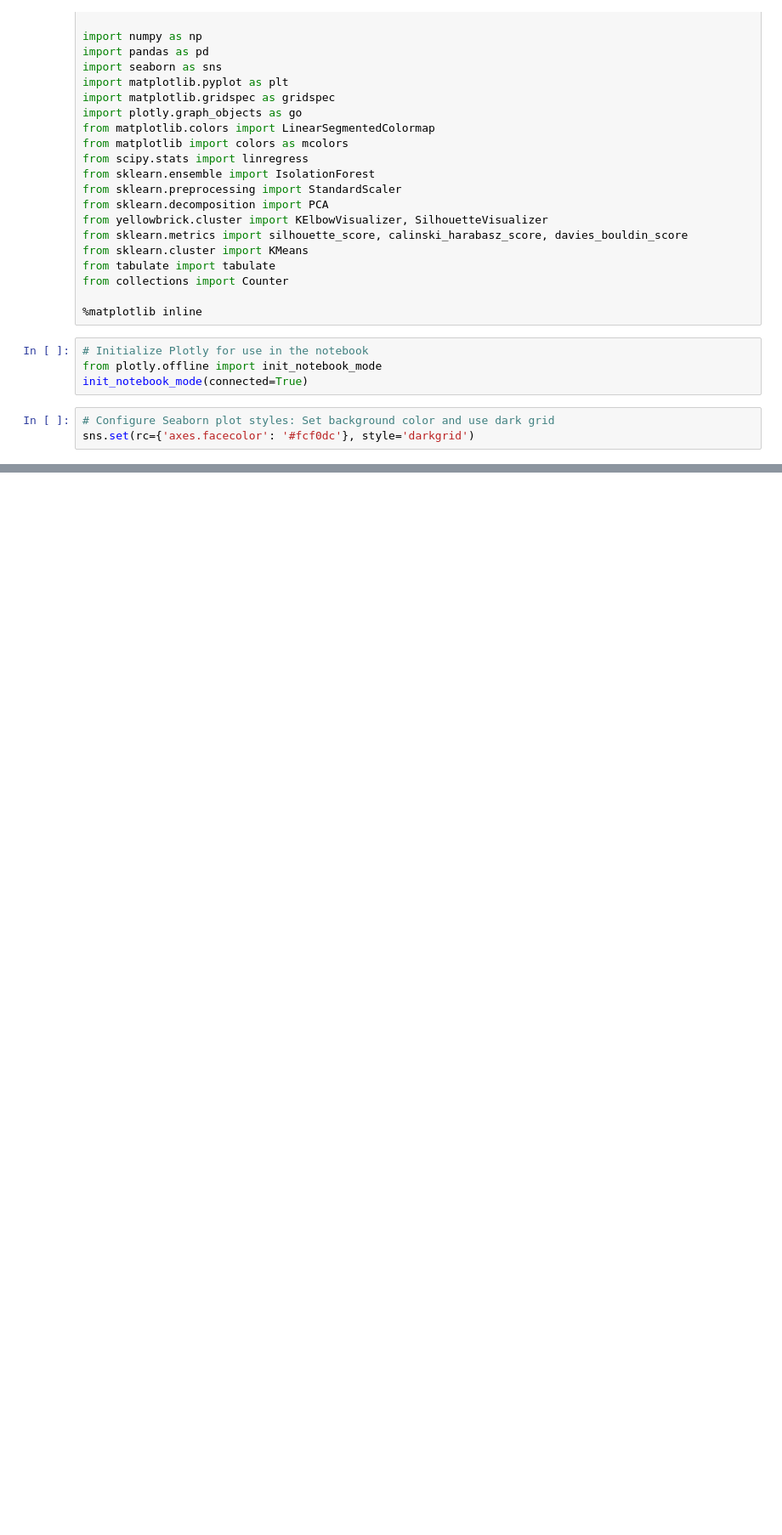
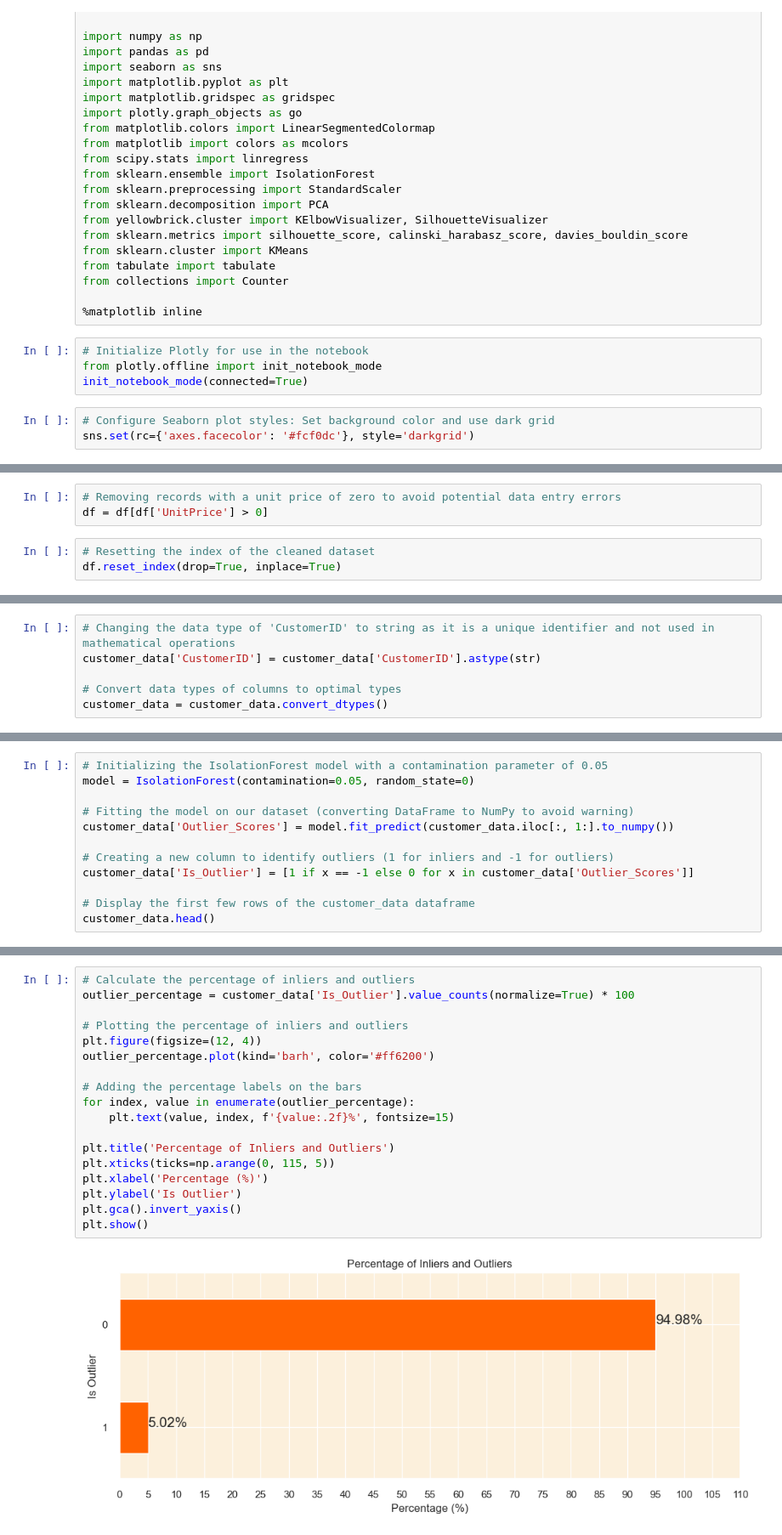
Before and after one commit to VulcanWhale/Customer-segmentation-and-recomender, a Jupyter notebook: customer_segmentation.ipynb, the cells around one changed output, grey strips where cells are left out. Shown at 85% size. Drawn from its saved outputs; the diff is of its cells as text; blank space fills up the shorter version.

```diff
--- a/customer_segmentation.ipynb
+++ b/customer_segmentation.ipynb
@@ -37,0 +374,6 @@ SyntaxError: invalid syntax (2700632236.py, line 3)
+# %%
+# Removing records with a unit price of zero to avoid potential data entry errors
+df = df[df['UnitPrice'] > 0]
+# %%
+# Resetting the index of the cleaned dataset
+df.reset_index(drop=True, inplace=True)
@@ -37,0 +620,6 @@ SyntaxError: invalid syntax (2700632236.py, line 3)
+# %%
+# Changing the data type of 'CustomerID' to string as it is a unique identifier and not used in mathematical operations
+customer_data['CustomerID'] = customer_data['CustomerID'].astype(str)
+
+# Convert data types of columns to optimal types
+customer_data = customer_data.convert_dtypes()
@@ -37,0 +660,12 @@ SyntaxError: invalid syntax (2700632236.py, line 3)
+# %%
+# Initializing the IsolationForest model with a contamination parameter of 0.05
+model = IsolationForest(contamination=0.05, random_state=0)
+
+# Fitting the model on our dataset (converting DataFrame to NumPy to avoid warning)
+customer_data['Outlier_Scores'] = model.fit_predict(customer_data.iloc[:, 1:].to_numpy())
+
+# Creating a new column to identify outliers (1 for inliers and -1 for outliers)
+customer_data['Is_Outlier'] = [1 if x == -1 else 0 for x in customer_data['Outlier_Scores']]
+
+# Display the first few rows of the customer_data dataframe
+customer_data.head()
@@ -37,0 +679,20 @@ SyntaxError: invalid syntax (2700632236.py, line 3)
+# %%
+# Calculate the percentage of inliers and outliers
+outlier_percentage = customer_data['Is_Outlier'].value_counts(normalize=True) * 100
+
+# Plotting the percentage of inliers and outliers
+plt.figure(figsize=(12, 4))
+outlier_percentage.plot(kind='barh', color='#ff6200')
+
+# Adding the percentage labels on the bars
+for index, value in enumerate(outlier_percentage):
+    plt.text(value, index, f'{value:.2f}%', fontsize=15)
+
+plt.title('Percentage of Inliers and Outliers')
+plt.xticks(ticks=np.arange(0, 115, 5))
+plt.xlabel('Percentage (%)')
+plt.ylabel('Is Outlier')
+plt.gca().invert_yaxis()
+plt.show()
+# %% [output]
+[figure, added]
```
Also changed, not shown: parts of 59 cells of this notebook.
